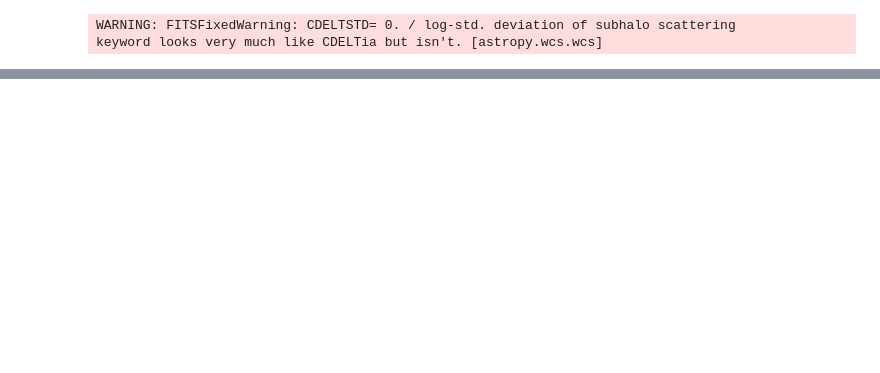
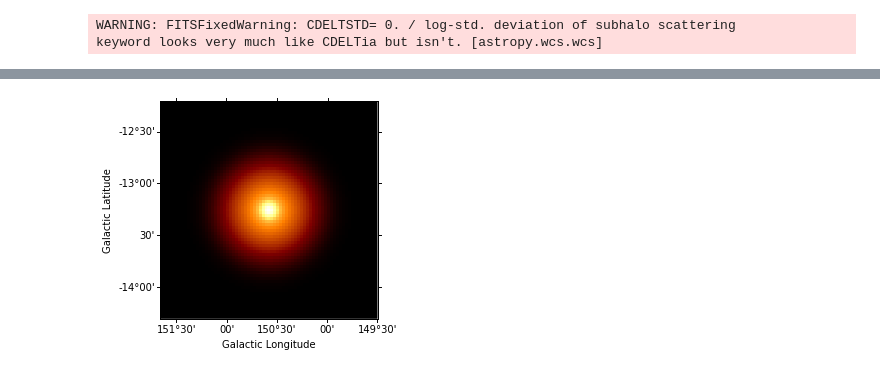
Before and after one commit to peroju/dm-gammapy, a Jupyter notebook: notebooks/SkyDiffuseSimulation.ipynb, the cells around one changed output, grey strips where cells are left out. Cells and saved outputs as stored; diff of their text form; code cells hidden in the pictures; blank space fills up the shorter version.

```diff
--- a/notebooks/SkyDiffuseSimulation.ipynb
+++ b/notebooks/SkyDiffuseSimulation.ipynb
@@ -29,0 +225,6 @@ map_dm.plot(cmap="viridis", vmax=map_dm.data[map_dm.data>0].max()/50, norm=LogNo
+# %%
+psf = irfs["psf"].to_energy_dependent_table_psf(theta=offset)
+psf_kernel = PSFKernel.from_table_psf(psf, geom3d)
+psf_kernel.psf_kernel_map.sum_over_axes().plot(stretch="log");
+# %% [output]
+[figure, added]
```
Also changed, not shown: parts of 39 cells of this notebook, 1 other file.
